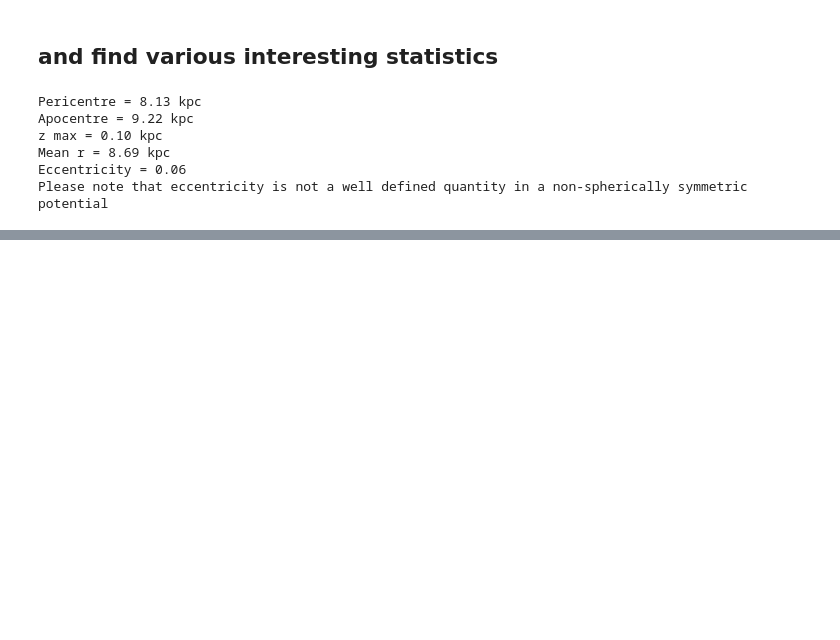
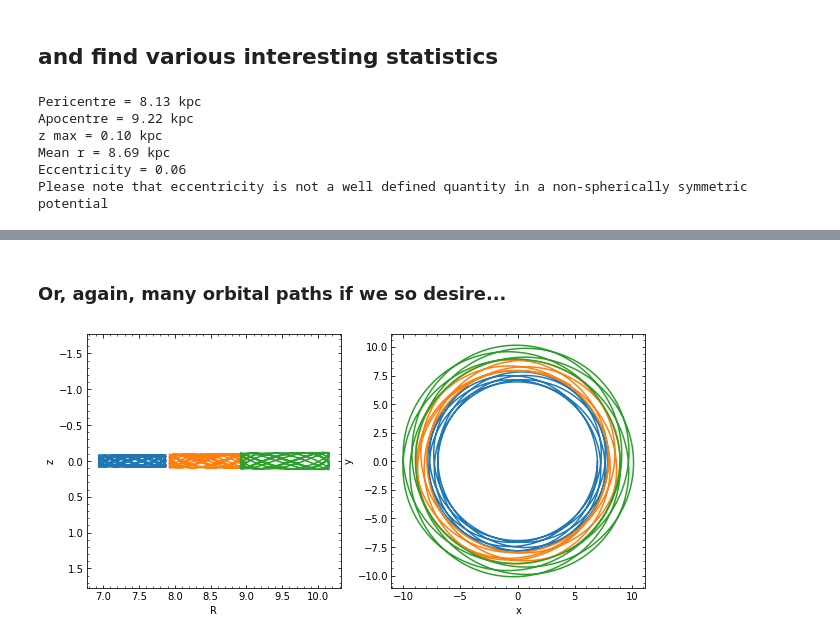
Before and after one commit to PaulMcMillan-Astro/GalPot, a Jupyter notebook: GalPotPythonExample.ipynb, the cells around one changed output, grey strips where cells are left out. Saved outputs shown, nothing was run; the diff lists cells and outputs as text; code cells hidden in the pictures; blank space fills up the shorter version.

```diff
--- a/GalPotPythonExample.ipynb
+++ b/GalPotPythonExample.ipynb
@@ -269,0 +333,33 @@ Please note that eccentricity is not a well defined quantity in a non-sphericall
+# %% [markdown]
+### Or, again, many orbital paths if we so desire...
+# %%
+
+OrbitPath,OrbitStatistics = OI.getOrbitPathandStats(OrbitInput,t_eval)
+
+# take transpose such that we end up plotting the orbits properly.
+R    = OrbitPath[:,:,0].T
+z    = OrbitPath[:,:,1].T
+phi  = OrbitPath[:,:,2].T
+vR   = OrbitPath[:,:,3].T
+vz   = OrbitPath[:,:,4].T
+vphi = OrbitPath[:,:,5].T
+
+plt.gcf().set_size_inches(10, 5)
+plt.subplot(121)
+plt.plot(R,z)
+xmin,xmax = plt.xlim()
+ymin,ymax = plt.ylim()
+if ymax-ymin < xmax-xmin :
+    plt.ylim(0.5*(xmax-xmin), -0.5*(xmax-xmin))
+
+plt.gca().set_aspect('equal')
+plt.xlabel('R')
+plt.ylabel('z')
+plt.subplot(122)
+plt.plot(R*np.cos(phi),R*np.sin(phi))
+plt.xlabel('x')
+plt.ylabel('y')
+plt.gca().set_aspect('equal')
+plt.show()
+# %% [output]
+[figure, added]
```
Also changed, not shown: parts of 16 cells of this notebook, 2 other files.
